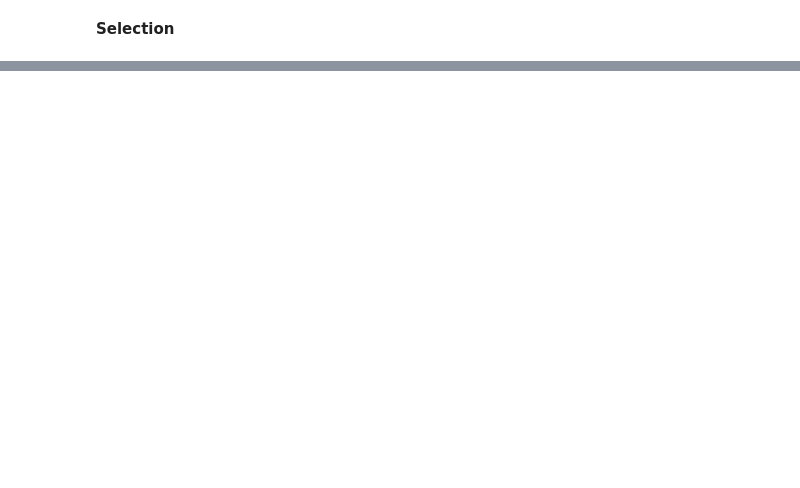
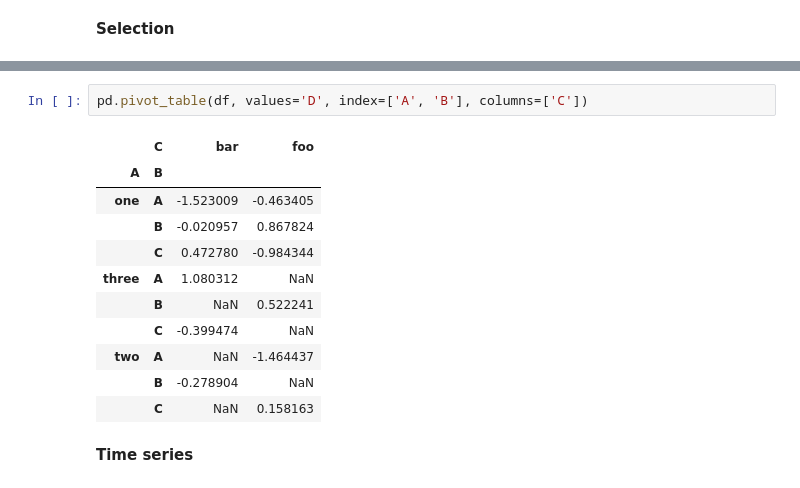
Before and after one commit to prjanarthanan/DSL1, a Jupyter notebook: 10mins_python.ipynb, the cells around one changed output, grey strips where cells are left out. Saved outputs shown, nothing was run; the diff lists cells and outputs as text; blank space fills up the shorter version.

```diff
--- a/10mins_python.ipynb
+++ b/10mins_python.ipynb
@@ -192,0 +747,16 @@ df['20130102':'20130104']
+# %%
+pd.pivot_table(df, values='D', index=['A', 'B'], columns=['C'])
+# %% [output]
+|  | C | bar | foo |
+| A | B |  |  |
+| one | A | -1.523009 | -0.463405 |
+|  | B | -0.020957 | 0.867824 |
+|  | C | 0.472780 | -0.984344 |
+| three | A | 1.080312 | NaN |
+|  | B | NaN | 0.522241 |
+|  | C | -0.399474 | NaN |
+| two | A | NaN | -1.464437 |
+|  | B | -0.278904 | NaN |
+|  | C | NaN | 0.158163 |
+# %% [markdown]
+**Time series**
```
Also changed, not shown: parts of 92 cells of this notebook.
